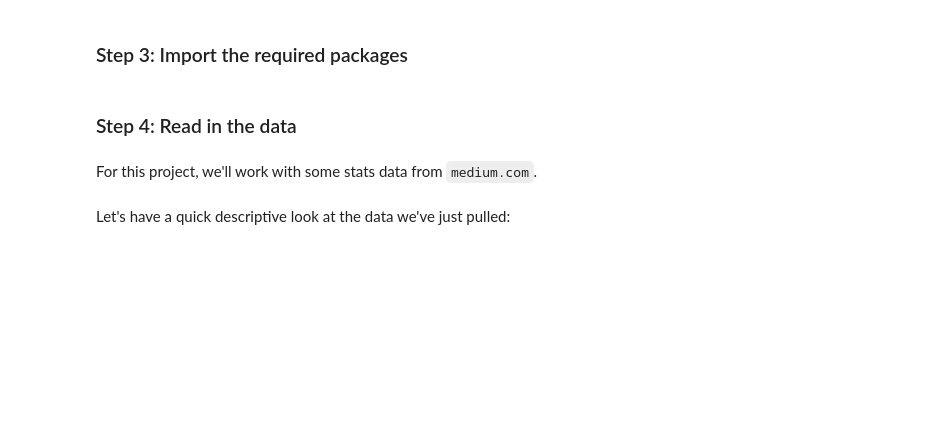
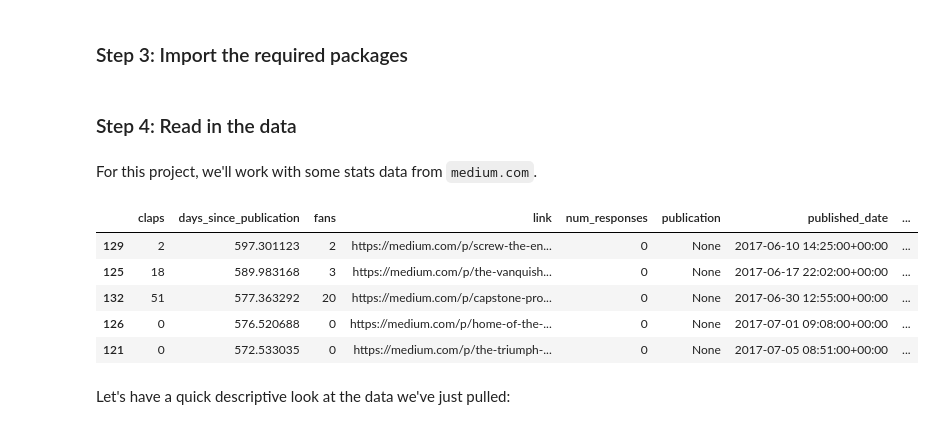
Before and after one commit to Ultra-Code/datascience_exploration, a Jupyter notebook: src/05-Python/DS with Python/Examples/08-Interactive_visualisation_in_Python-examples.ipynb, the cells around one changed output. Drawn from its saved outputs; the diff is of its cells as text; code cells hidden in the pictures; blank space fills up the shorter version.

```diff
--- a/src/05-Python/DS with Python/Examples/08-Interactive_visualisation_in_Python-examples.ipynb
+++ b/src/05-Python/DS with Python/Examples/08-Interactive_visualisation_in_Python-examples.ipynb
@@ -80,9 +94,36 @@ InteractiveShell.ast_node_interactivity = 'all'
 ### Step 4: Read in the data
 # %% [markdown]
 For this project, we'll work with some stats data from `medium.com`.
-# %%
-df = pd.read_parquet('https://github.com/WillKoehrsen/Data-Analysis/blob/master/medium/data/medium_data_2019_01_26?raw=true')
-df.head()
+# %%
+import pandas as pd
+import time
+import requests
+from io import BytesIO
+
+url = 'https://github.com/WillKoehrsen/Data-Analysis/blob/master/medium/data/medium_data_2019_01_26?raw=true'
+
+def download_parquet(url, retries=5):
+    for _ in range(retries):
+        try:
+            response = requests.get(url)
+            response.raise_for_status()
+            parquet_data = BytesIO(response.content)
+            df = pd.read_parquet(parquet_data)
+            return df
+        except requests.HTTPError as e:
+            print(f"HTTP Error: {e}. Retrying...")
+            time.sleep(5)  # Wait for 5 seconds before retrying
+    raise Exception("Failed to download file after several attempts")
+
+df = download_parquet(url)
+df.head()
+# %% [output]
+|  | claps | days_since_publication | fans | link | num_responses | publication | published_date | ... |
+| 129 | 2 | 597.301123 | 2 | https://medium.com/p/screw-the-en... | 0 | None | 2017-06-10 14:25:00+00:00 | ... |
+| 125 | 18 | 589.983168 | 3 | https://medium.com/p/the-vanquish... | 0 | None | 2017-06-17 22:02:00+00:00 | ... |
+| 132 | 51 | 577.363292 | 20 | https://medium.com/p/capstone-pro... | 0 | None | 2017-06-30 12:55:00+00:00 | ... |
+| 126 | 0 | 576.520688 | 0 | https://medium.com/p/home-of-the-... | 0 | None | 2017-07-01 09:08:00+00:00 | ... |
+| 121 | 0 | 572.533035 | 0 | https://medium.com/p/the-triumph-... | 0 | None | 2017-07-05 08:51:00+00:00 | ... |
 # %% [markdown]
 Let's have a quick descriptive look at the data we've just pulled:
 # %%
```
Also changed, not shown: parts of 20 cells of this notebook, 4 other files.
